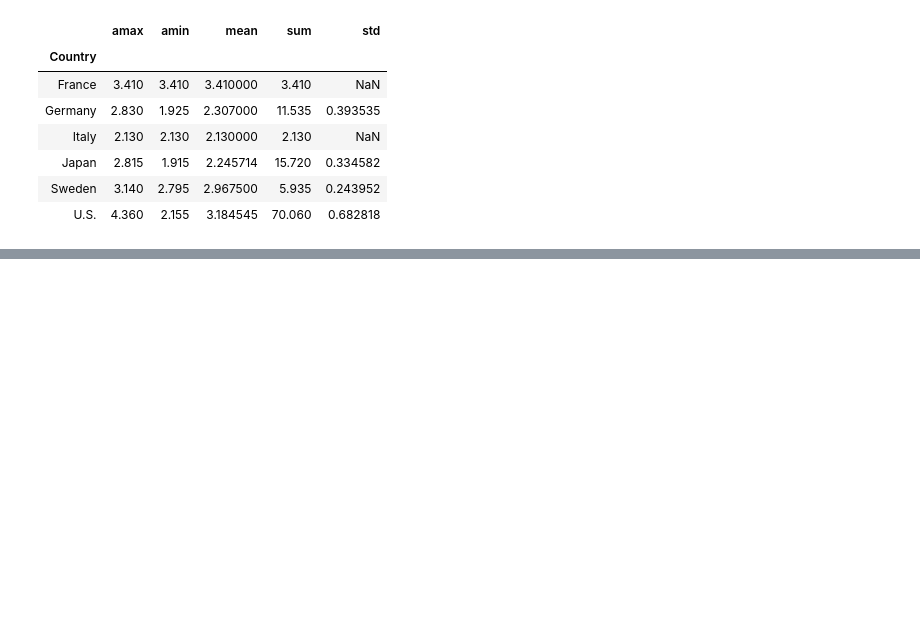
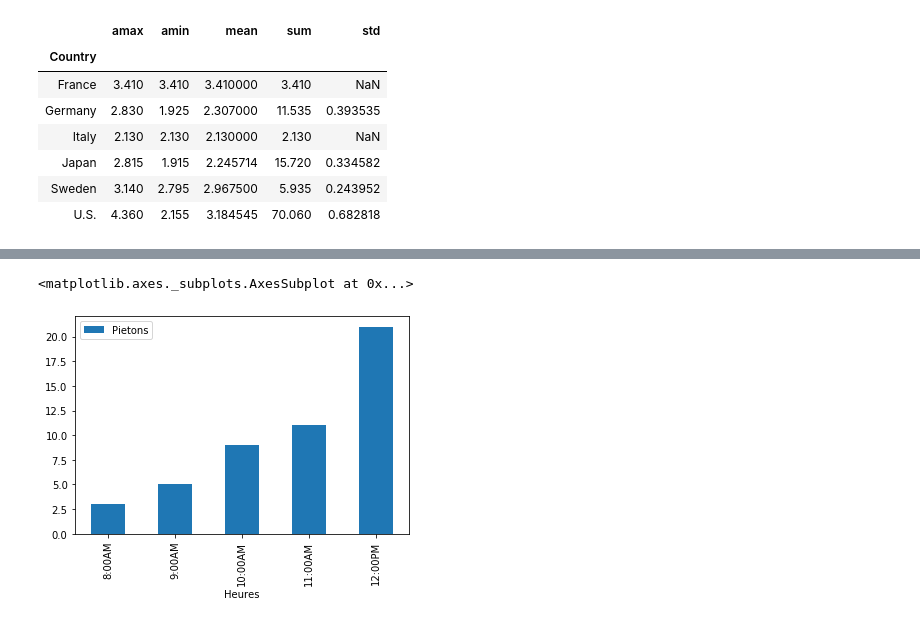
Before and after one commit to christinevaluc/faps, a Jupyter notebook: pandas-tutoriel.ipynb, the cells around one changed output, grey strips where cells are left out. Saved outputs shown, nothing was run; the diff lists cells and outputs as text; code cells hidden in the pictures; blank space fills up the shorter version.

```diff
--- a/pandas-tutoriel.ipynb
+++ b/pandas-tutoriel.ipynb
@@ -442,0 +542,6 @@ import matplotlib as plt
+# %%
+#diagramme a bar
+df.plot(kind='bar', x='Heures', y='Pietons')
+# %% [output]
+<matplotlib.axes._subplots.AxesSubplot at 0x...>
+[figure, added]
```
Also changed, not shown: parts of 32 cells of this notebook.
